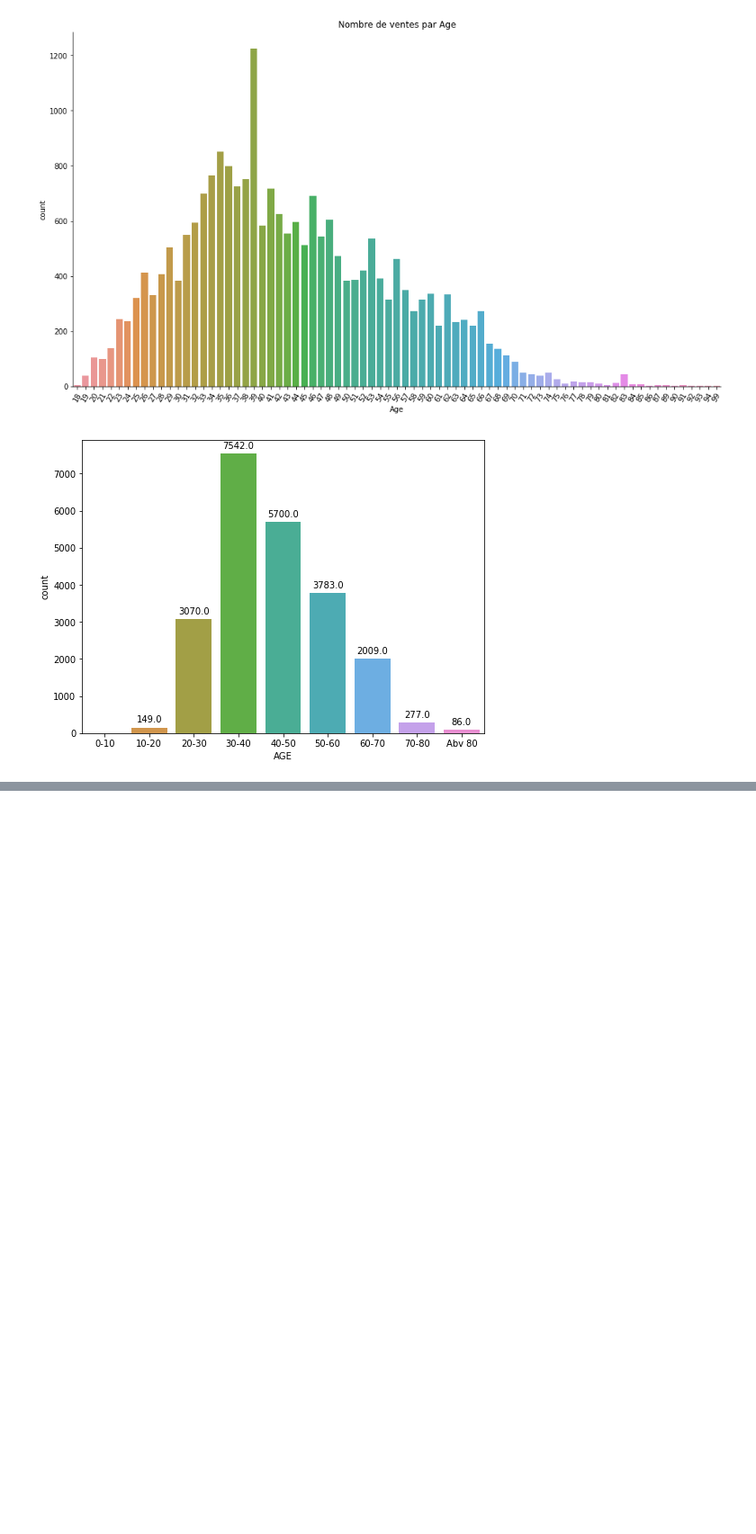
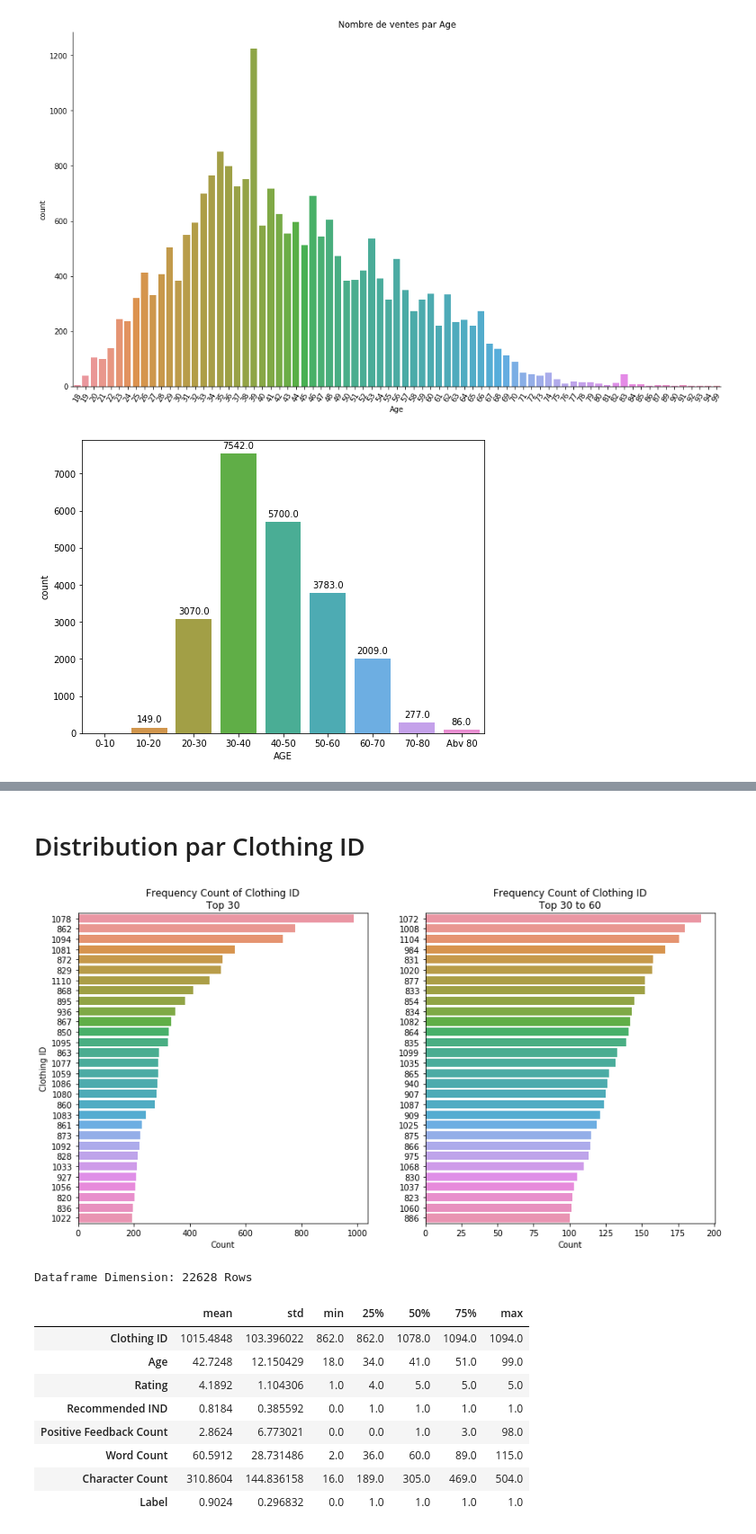
Before and after one commit to Redha1996/Exploratory-Data-Analysis, a Jupyter notebook: Customer's Satisfaction EDA.ipynb, the cells around one changed output, grey strips where cells are left out. Shown at 90% size. Saved outputs shown, nothing was run; the diff lists cells and outputs as text; code cells hidden in the pictures; blank space fills up the shorter version.

```diff
--- a/Customer's Satisfaction EDA.ipynb
+++ b/Customer's Satisfaction EDA.ipynb
@@ -140,0 +205,32 @@ for p in splot.patches:
+# %% [markdown]
+# Distribution par Clothing ID
+# %%
+# Clothing ID Category
+f, axes = plt.subplots(1,2, figsize=[14,7])
+num = 30
+sns.countplot(y="Clothing ID", data = df[df["Clothing ID"].isin(df["Clothing ID"].value_counts()[:num].index)],
+              order= df["Clothing ID"].value_counts()[:num].index, ax=axes[0])
+axes[0].set_title("Frequency Count of Clothing ID\nTop 30")
+axes[0].set_xlabel("Count")
+
+sns.countplot(y="Clothing ID", data = df[df["Clothing ID"].isin(df["Clothing ID"].value_counts()[num:60].index)],
+              order= df["Clothing ID"].value_counts()[num:60].index, ax=axes[1])
+axes[1].set_title("Frequency Count of Clothing ID\nTop 30 to 60")
+axes[1].set_ylabel("")
+axes[1].set_xlabel("Count")
+plt.show()
+
+print("Dataframe Dimension: {} Rows".format(df.shape[0]))
+df[df["Clothing ID"].isin([1078, 862,1094])].describe().T.drop("count",axis=1)
+# %% [output]
+[figure, added]
+Dataframe Dimension: 22628 Rows
+|  | mean | std | min | 25% | 50% | 75% | max |
+| Clothing ID | 1015.4848 | 103.396022 | 862.0 | 862.0 | 1078.0 | 1094.0 | 1094.0 |
+| Age | 42.7248 | 12.150429 | 18.0 | 34.0 | 41.0 | 51.0 | 99.0 |
+| Rating | 4.1892 | 1.104306 | 1.0 | 4.0 | 5.0 | 5.0 | 5.0 |
+| Recommended IND | 0.8184 | 0.385592 | 0.0 | 1.0 | 1.0 | 1.0 | 1.0 |
+| Positive Feedback Count | 2.8624 | 6.773021 | 0.0 | 0.0 | 1.0 | 3.0 | 98.0 |
+| Word Count | 60.5912 | 28.731486 | 2.0 | 36.0 | 60.0 | 89.0 | 115.0 |
+| Character Count | 310.8604 | 144.836158 | 16.0 | 189.0 | 305.0 | 469.0 | 504.0 |
+| Label | 0.9024 | 0.296832 | 0.0 | 1.0 | 1.0 | 1.0 | 1.0 |
```
Also changed, not shown: parts of 14 cells of this notebook.
